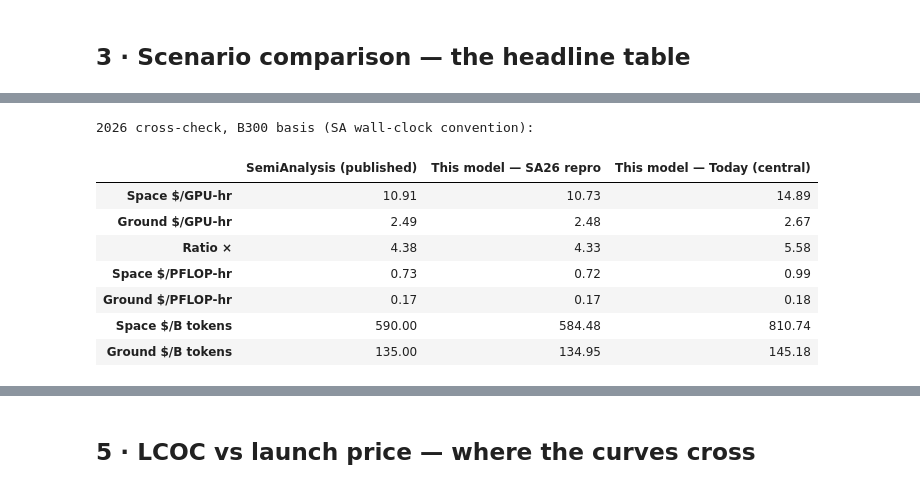
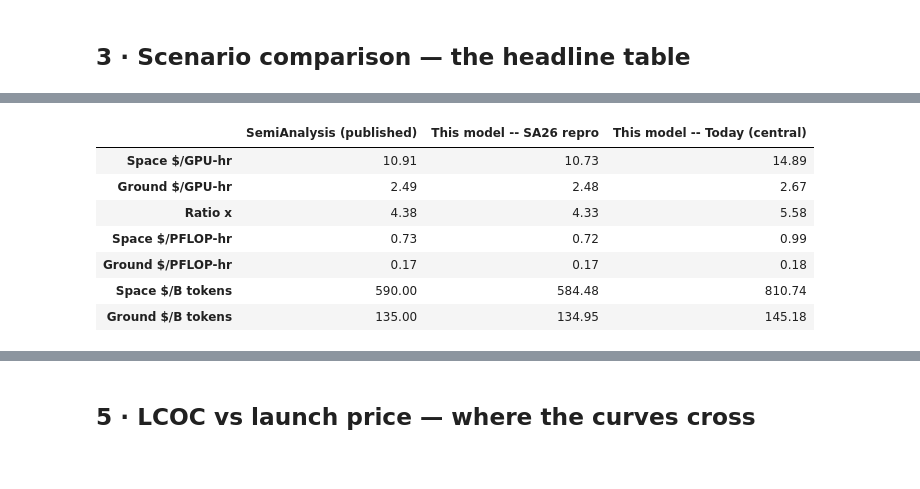
Before and after one commit to ferhat00/space-datacentre-model, a Jupyter notebook: notebooks/orbital_datacentre_viability.ipynb, the cells around one changed output, grey strips where cells are left out. Saved outputs shown, nothing was run; the diff lists cells and outputs as text; code cells hidden in the pictures.

```diff
--- a/notebooks/orbital_datacentre_viability.ipynb
+++ b/notebooks/orbital_datacentre_viability.ipynb
@@ -401,22 +140,20 @@ SemiAnalysis launched their *AI Space Datacenter TCO Model* on 3 Jun 2026 (Nishb
 # %%
 rep = lcoc_and_npv(SA26)['sa']; mine = lcoc_and_npv(TODAY)['sa']
-import pandas as pd
 cal = pd.DataFrame({
  'SemiAnalysis (published)': [SA_ANCHORS['gpu_hr_s'], SA_ANCHORS['gpu_hr_g'], SA_ANCHORS['ratio'],
                               SA_ANCHORS['pflop_hr_s'], SA_ANCHORS['pflop_hr_g'], SA_ANCHORS['btok_s'], SA_ANCHORS['btok_g']],
- 'This model — SA26 repro':  [rep['gpu_hr_s'], rep['gpu_hr_g'], rep['gpu_hr_s']/rep['gpu_hr_g'],
+ 'This model -- SA26 repro':  [rep['gpu_hr_s'], rep['gpu_hr_g'], rep['gpu_hr_s']/rep['gpu_hr_g'],
                               rep['pflop_hr_s'], rep['pflop_hr_g'], rep['btok_s'], rep['btok_g']],
- 'This model — Today (central)': [mine['gpu_hr_s'], mine['gpu_hr_g'], mine['gpu_hr_s']/mine['gpu_hr_g'],
+ 'This model -- Today (central)': [mine['gpu_hr_s'], mine['gpu_hr_g'], mine['gpu_hr_s']/mine['gpu_hr_g'],
                               mine['pflop_hr_s'], mine['pflop_hr_g'], mine['btok_s'], mine['btok_g']],
-}, index=['Space $/GPU-hr','Ground $/GPU-hr','Ratio ×','Space $/PFLOP-hr','Ground $/PFLOP-hr',
+}, index=['Space $/GPU-hr','Ground $/GPU-hr','Ratio x','Space $/PFLOP-hr','Ground $/PFLOP-hr',
           'Space $/B tokens','Ground $/B tokens']).round(2)
-print("2026 cross-check, B300 basis (SA wall-clock convention):"); cal
+cal
 # %% [output]
-2026 cross-check, B300 basis (SA wall-clock convention):
-|  | SemiAnalysis (published) | This model — SA26 repro | This model — Today (central) |
+|  | SemiAnalysis (published) | This model -- SA26 repro | This model -- Today (central) |
 | Space $/GPU-hr | 10.91 | 10.73 | 14.89 |
 | Ground $/GPU-hr | 2.49 | 2.48 | 2.67 |
-| Ratio × | 4.38 | 4.33 | 5.58 |
+| Ratio x | 4.38 | 4.33 | 5.58 |
 | Space $/PFLOP-hr | 0.73 | 0.72 | 0.99 |
 | Ground $/PFLOP-hr | 0.17 | 0.17 | 0.18 |
 | Space $/B tokens | 590.00 | 584.48 | 810.74 |
```
Also changed, not shown: parts of 44 cells of this notebook, 20 other files.
